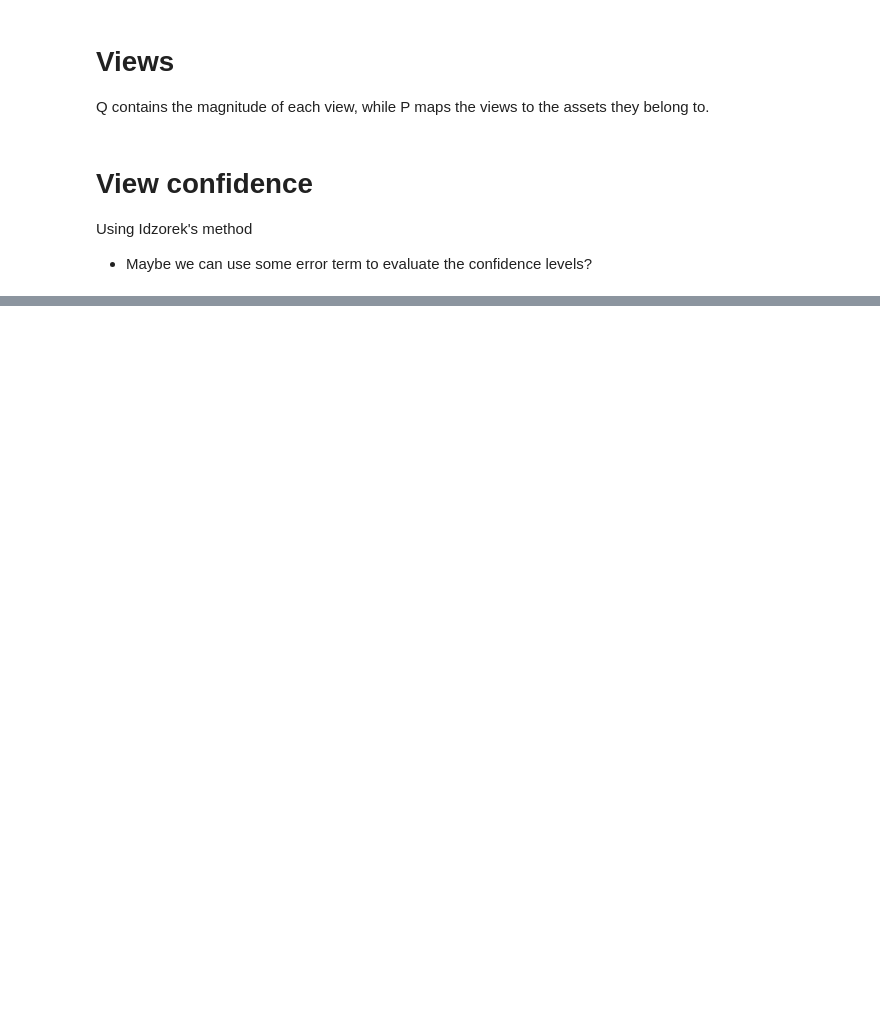
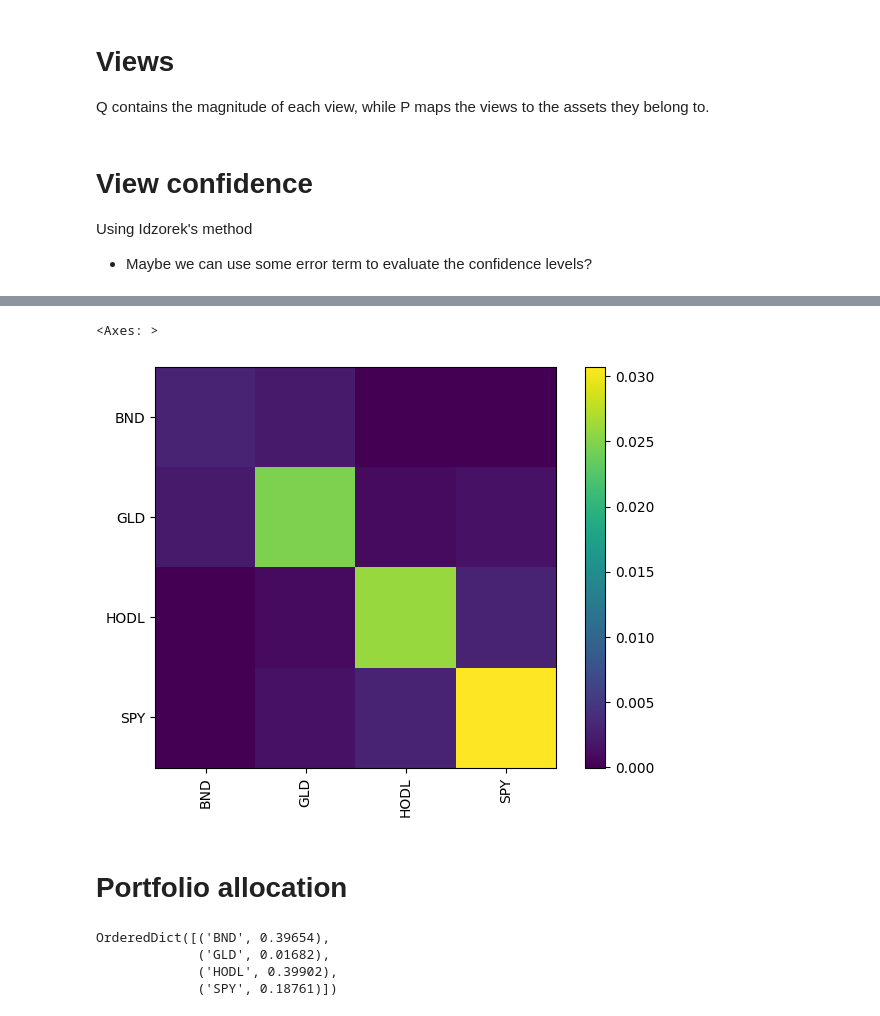
Before and after one commit to AlexanderJarvheden/PortfolioManagement-ML, a Jupyter notebook: black_litterman.ipynb, the cells around one changed output, grey strips where cells are left out. Cells and saved outputs as stored; diff of their text form; code cells hidden in the pictures; blank space fills up the shorter version.

```diff
--- a/black_litterman.ipynb
+++ b/black_litterman.ipynb
@@ -162,0 +198,9 @@ confidences = [0.6, 0.5, 0.3, 0.7]
+# %%
+# Posterior covariance estimate:
+cov_bl = bl_idzorek.bl_cov()
+plotting.plot_covariance(cov_bl)
+# %% [output]
+<Axes: >
+[figure, added]
+# %% [markdown]
+# Portfolio allocation
@@ -162,0 +209,11 @@ confidences = [0.6, 0.5, 0.3, 0.7]
+# %%
+ef = EfficientFrontier(ret_bl, cov_bl)
+#ef.add_objective(objective_functions.L2_reg)
+ef.max_sharpe() # to maximize sharpe ratio, can be changed
+weights = ef.clean_weights()
+weights
+# %% [output]
+OrderedDict([('BND', 0.39654),
+             ('GLD', 0.01682),
+             ('HODL', 0.39902),
+             ('SPY', 0.18761)])
```
Also changed, not shown: parts of 16 cells of this notebook.
